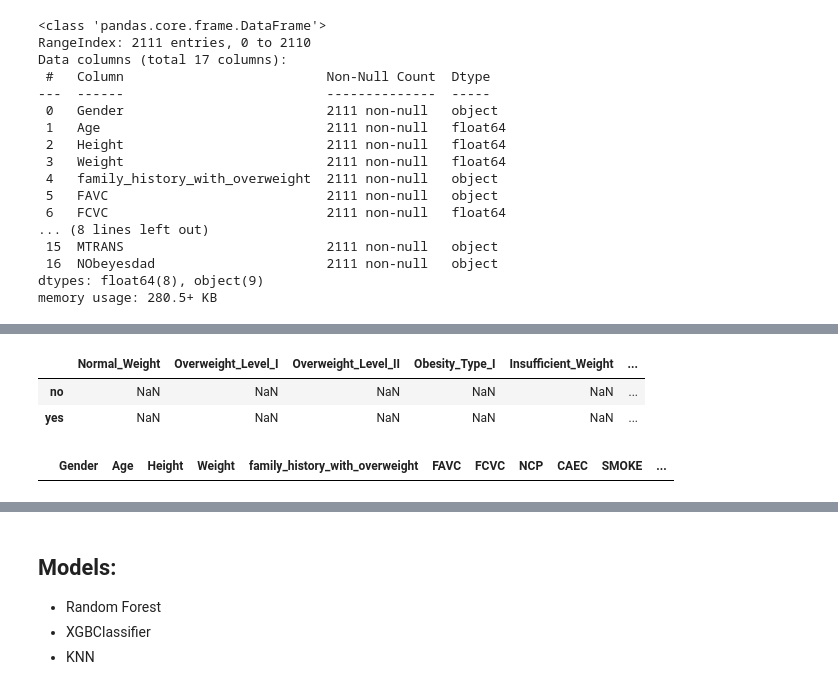
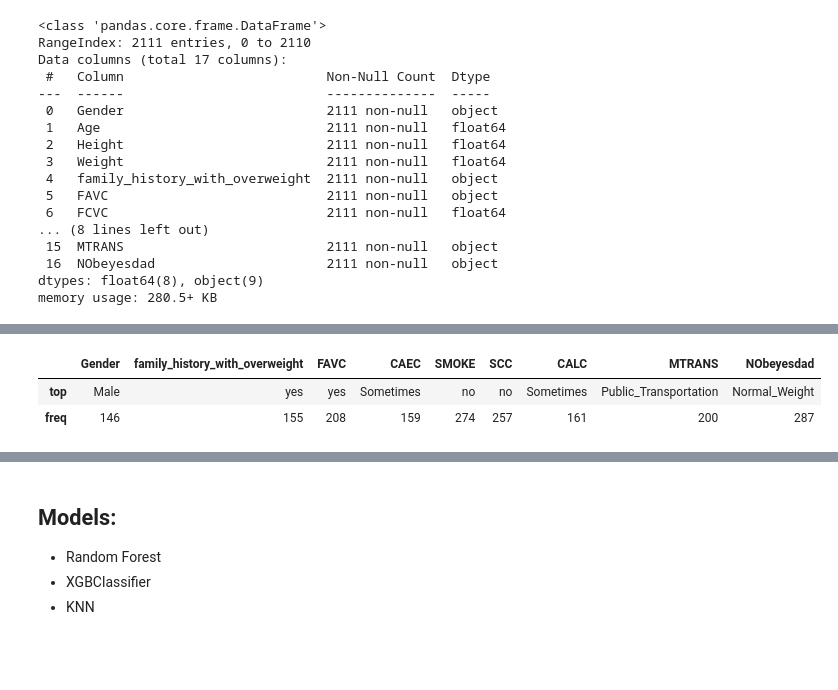
Before and after one commit to NoaAmichai/Obesity-Data-Science-Project, a Jupyter notebook: Obesity_Semester_B.ipynb, the cells around one changed output, grey strips where cells are left out. Saved outputs shown, nothing was run; the diff lists cells and outputs as text; code cells hidden in the pictures; blank space fills up the shorter version.

```diff
--- a/Obesity_Semester_B.ipynb
+++ b/Obesity_Semester_B.ipynb
@@ -104,11 +111,6 @@ for i in columns:
-# %%
-FAVC_group = df.FAVC.groupby(df.NObeyesdad)
-pd.DataFrame(FAVC_group.value_counts(),columns=df.NObeyesdad.unique(),index = df.FAVC.unique())
-# %% [output]
-|  | Normal_Weight | Overweight_Level_I | Overweight_Level_II | Obesity_Type_I | Insufficient_Weight | ... |
-| no | NaN | NaN | NaN | NaN | NaN | ... |
-| yes | NaN | NaN | NaN | NaN | NaN | ... |
-# %%
-new_data
-# %% [output]
-|  | Gender | Age | Height | Weight | family_history_with_overweight | FAVC | FCVC | NCP | CAEC | SMOKE | ... |
+# %%
+Normal
+# %% [output]
+|  | Gender | family_history_with_overweight | FAVC | CAEC | SMOKE | SCC | CALC | MTRANS | NObeyesdad |
+| top | Male | yes | yes | Sometimes | no | no | Sometimes | Public_Transportation | Normal_Weight |
+| freq | 146 | 155 | 208 | 159 | 274 | 257 | 161 | 200 | 287 |
```
Also changed, not shown: parts of 32 cells of this notebook.
